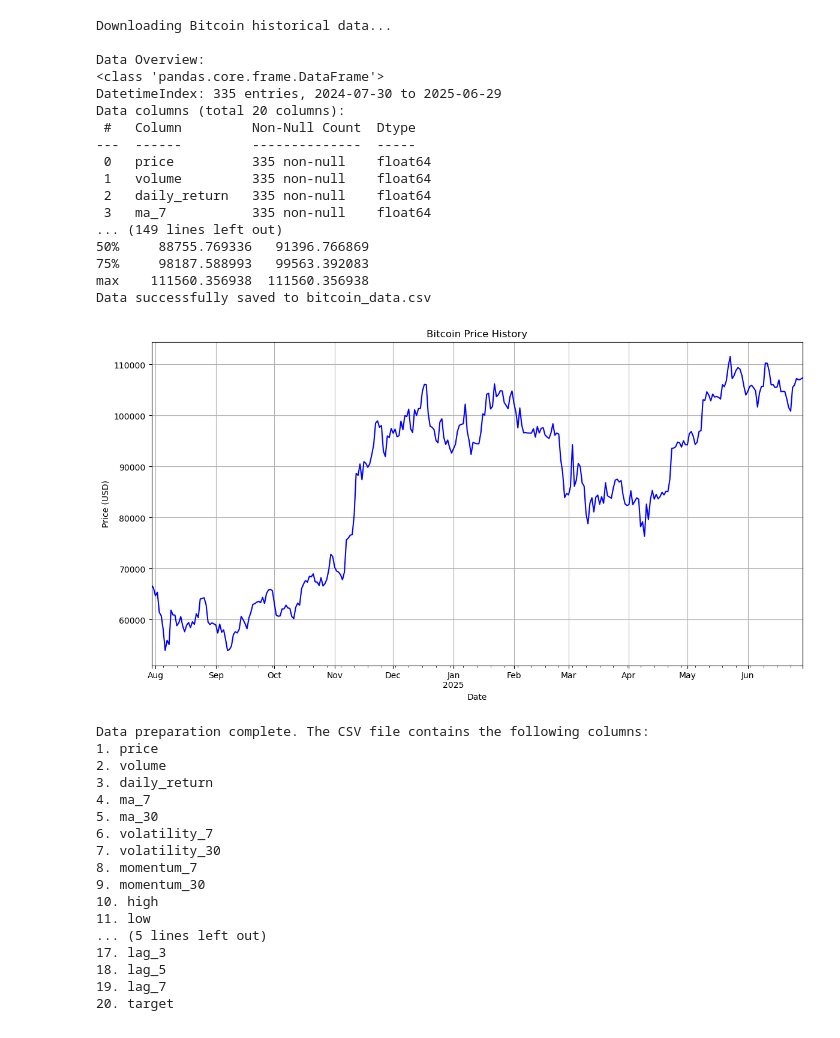
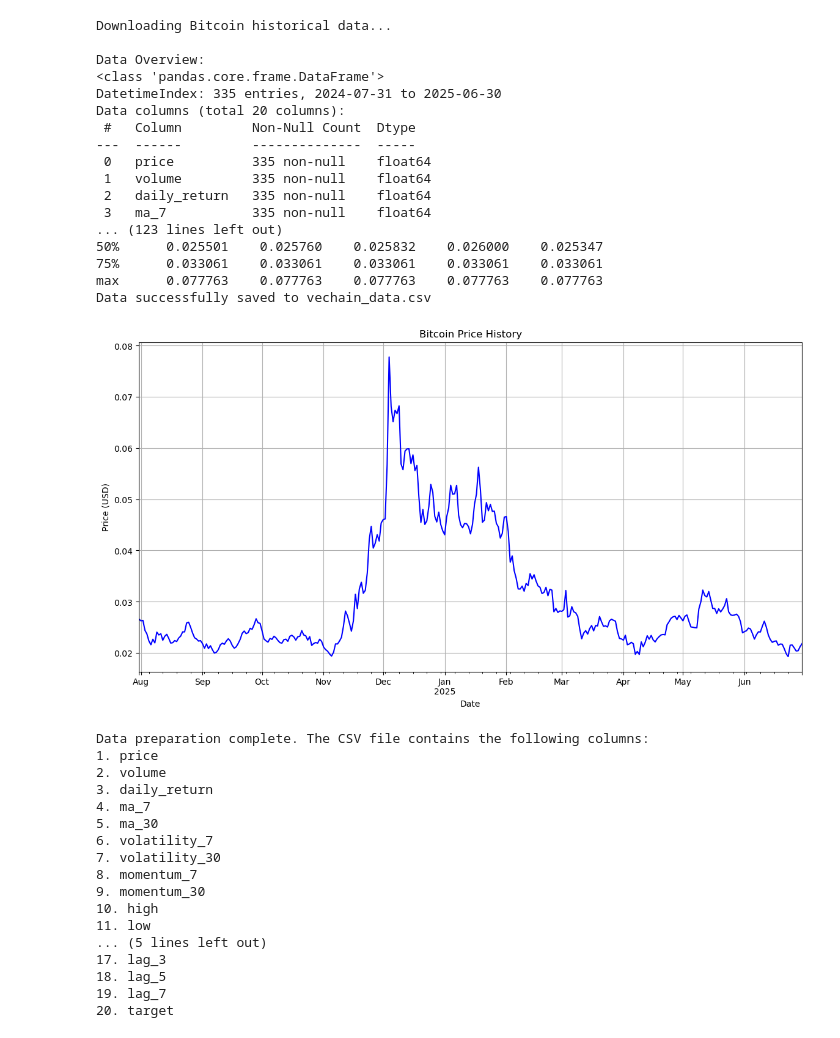
Before and after one commit to Mohamed20384/cryptocurrency-Analysis, a Jupyter notebook: Notebooks/scrape_data.ipynb, the cells around one changed output. Drawn from its saved outputs; the diff is of its cells as text; code cells hidden in the pictures.

```diff
--- a/Notebooks/scrape_data.ipynb
+++ b/Notebooks/scrape_data.ipynb
@@ -10,7 +10,7 @@ def get_bitcoin_data(days=365):
 
     # Get price data
     price_data = cg.get_coin_market_chart_by_id(
-        id='bitcoin',
+        id='vechain',
         vs_currency='usd',
         days=days
     )
@@ -79,41 +79,41 @@ if __name__ == "__main__":
     print("\nData Overview:")
     print(bitcoin_data.info())
 
     print("\nFirst 5 rows:")
     print(bitcoin_data.head())
 
     print("\nLast 5 rows:")
     print(bitcoin_data.tail())
 
     print("\nDescriptive Statistics:")
     print(bitcoin_data.describe())
 
-    save_to_csv(bitcoin_data, 'bitcoin_data.csv')
+    save_to_csv(bitcoin_data, 'vechain_data.csv')
 
     plot_price_history(bitcoin_data)
 
     print("\nData preparation complete. The CSV file contains the following columns:")
     for i, col in enumerate(bitcoin_data.columns, 1):
         print(f"{i}. {col}")
 # %% [output]
 Downloading Bitcoin historical data...
 
 Data Overview:
 <class 'pandas.core.frame.DataFrame'>
-DatetimeIndex: 335 entries, 2024-07-30 to 2025-06-29
+DatetimeIndex: 335 entries, 2024-07-31 to 2025-06-30
 Data columns (total 20 columns):
  #   Column         Non-Null Count  Dtype
 ---  ------         --------------  -----
  0   price          335 non-null    float64
  1   volume         335 non-null    float64
  2   daily_return   335 non-null    float64
  3   ma_7           335 non-null    float64
-... (149 lines left out)
-50%     88755.769336   91396.766869
-75%     98187.588993   99563.392083
-max    111560.356938  111560.356938
-Data successfully saved to bitcoin_data.csv
+... (123 lines left out)
+50%      0.025501    0.025760    0.025832    0.026000    0.025347
+75%      0.033061    0.033061    0.033061    0.033061    0.033061
+max      0.077763    0.077763    0.077763    0.077763    0.077763
+Data successfully saved to vechain_data.csv
-[figure, old version]
+[figure, new version]
 Data preparation complete. The CSV file contains the following columns:
 1. price
 2. volume
```
Also changed, not shown: 5 other files.
